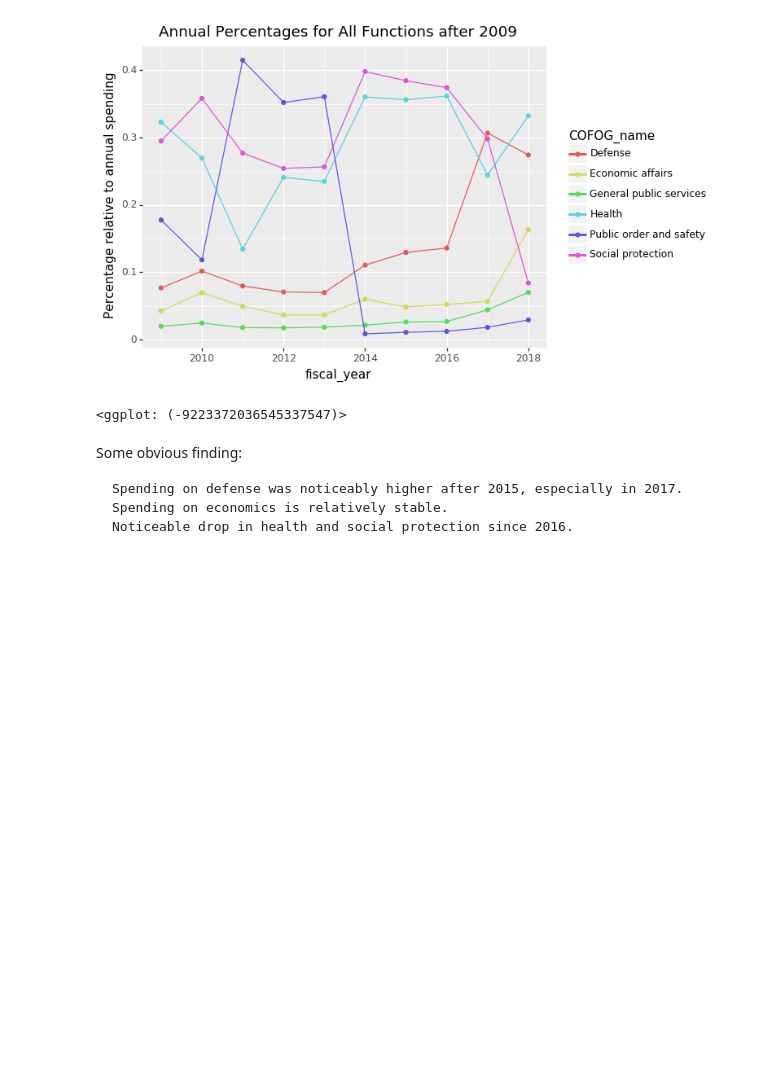
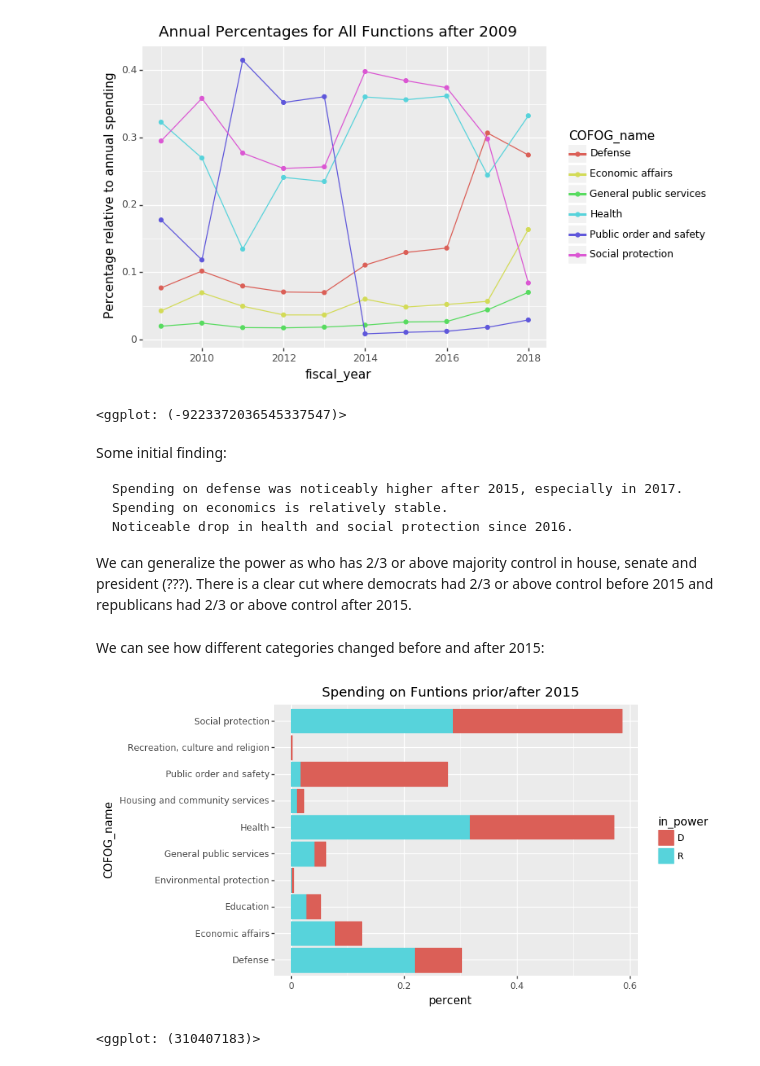
Before and after one commit to nathanjchan/sta141c-project, a Jupyter notebook: Project.ipynb, the cells around one changed output. Drawn from its saved outputs; the diff is of its cells as text; code cells hidden in the pictures; blank space fills up the shorter version.

```diff
--- a/Project.ipynb
+++ b/Project.ipynb
@@ -223,8 +231,39 @@ ggplot(temp_df)\
 [figure]
 <ggplot: (-9223372036545337547)>
 # %% [markdown]
-Some obvious finding:
+Some initial finding:
 
     Spending on defense was noticeably higher after 2015, especially in 2017.
     Spending on economics is relatively stable.
     Noticeable drop in health and social protection since 2016.
+
+We can generalize the power as who has 2/3 or above majority control in house, senate and president (???). There is a clear cut where democrats had 2/3 or above control before 2015 and republicans had 2/3 or above control after 2015.
+# %%
+# keep data from 2009 to 2018. Assign 'D' to rows before 2015 and 'R' to rows starting 2015.
+category_award = category_award[(category_award['fiscal_year'] > 2008) & (category_award['fiscal_year'] < 2019)]
+def f(row):
+    if row['fiscal_year'] < 2015:
+        val = 'D'
+    else:
+        val = 'R'
+    return val
+
+category_award['in_power'] = category_award.apply(f, axis=1)
+before_after_2015 = category_award.groupby(['COFOG_name', 'in_power']).agg({'annual_spending': np.sum}).reset_index()
+before_after_2015.columns = ['COFOG_name', 'in_power', 'total_spending']
+percent_array = before_after_2015['total_spending'] / before_after_2015.groupby(['in_power'])['total_spending'].transform('sum')
+
+d = {'COFOG_name': before_after_2015['COFOG_name'],
+    'in_power': before_after_2015['in_power'],
+    'percent': percent_array}
+before_after_2015 = pd.DataFrame(data=d)
+# %% [markdown]
+We can see how different categories changed before and after 2015:
+# %%
+ggplot(before_after_2015)\
++ aes('COFOG_name', 'percent', color = 'in_power', fill='in_power') + geom_col()\
++ coord_flip()\
++ p9.labels.ggtitle("Spending on Funtions prior/after 2015")
+# %% [output]
+[figure, added]
+<ggplot: (310407183)>
```
Also changed, not shown: parts of 3 cells of this notebook.
